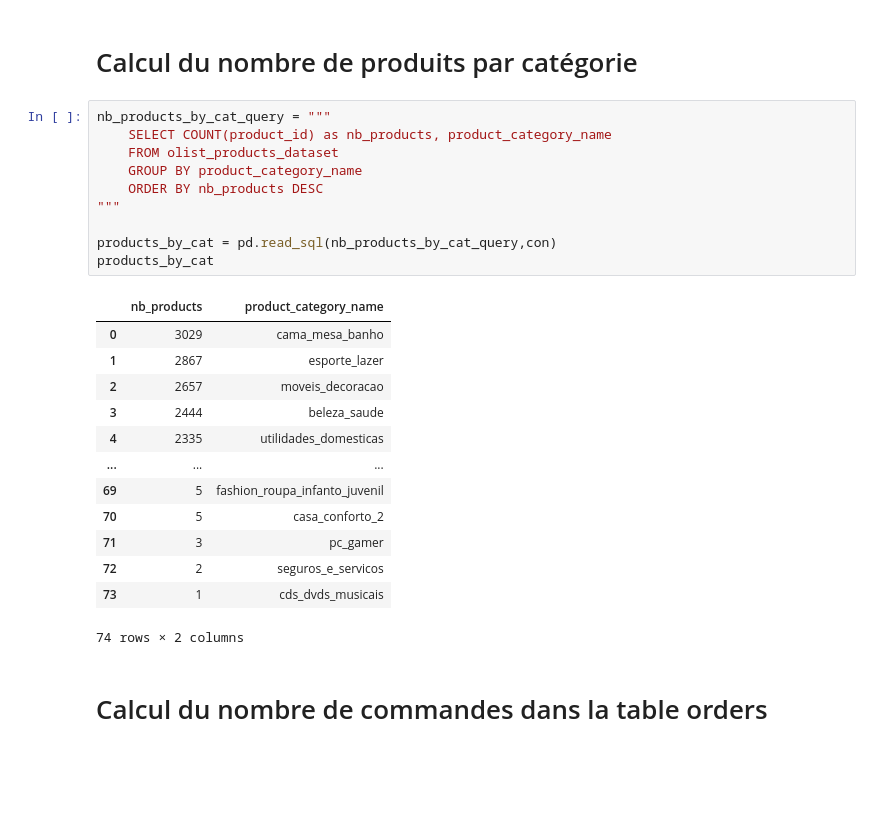
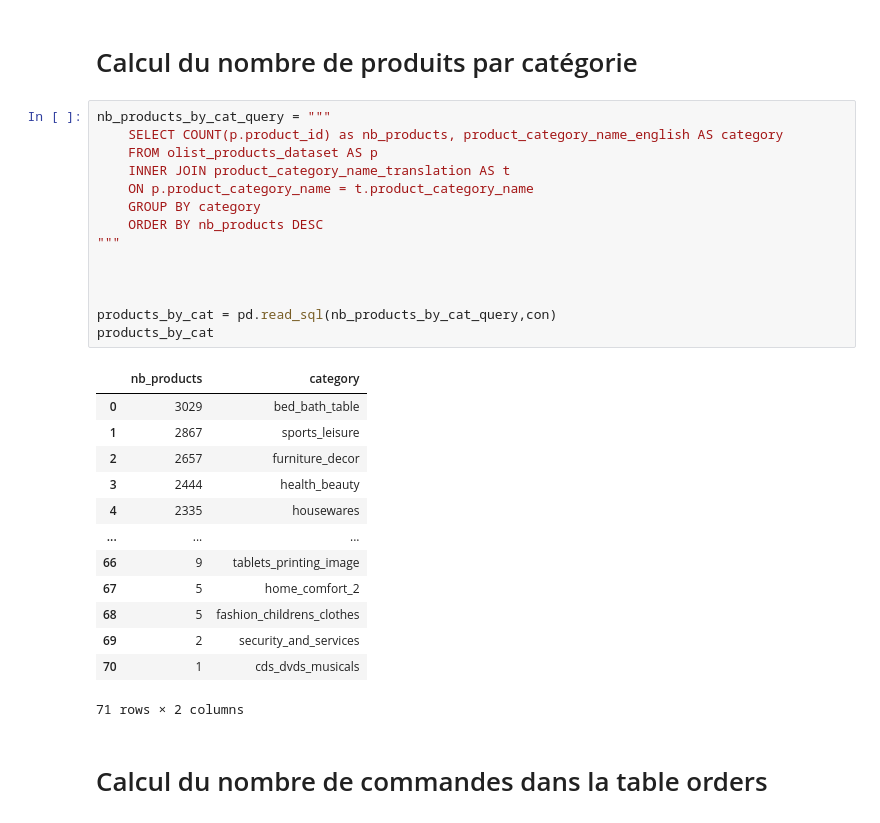
Before and after one commit to Hellfik/olist_ecommerce, a Jupyter notebook: indicators_queries.ipynb, the cells around one changed output. Drawn from its saved outputs; the diff is of its cells as text; blank space fills up the shorter version.

```diff
--- a/indicators_queries.ipynb
+++ b/indicators_queries.ipynb
@@ -41,28 +42,32 @@ products_count
 # Calcul du nombre de produits par catégorie
 # %%
 nb_products_by_cat_query = """
-    SELECT COUNT(product_id) as nb_products, product_category_name
-    FROM olist_products_dataset
-    GROUP BY product_category_name
+    SELECT COUNT(p.product_id) as nb_products, product_category_name_english AS category
+    FROM olist_products_dataset AS p
+    INNER JOIN product_category_name_translation AS t
+    ON p.product_category_name = t.product_category_name
+    GROUP BY category
     ORDER BY nb_products DESC
 """
 
+
+
 products_by_cat = pd.read_sql(nb_products_by_cat_query,con)
 products_by_cat
 # %% [output]
-|  | nb_products | product_category_name |
-| 0 | 3029 | cama_mesa_banho |
-| 1 | 2867 | esporte_lazer |
-| 2 | 2657 | moveis_decoracao |
-| 3 | 2444 | beleza_saude |
-| 4 | 2335 | utilidades_domesticas |
+|  | nb_products | category |
+| 0 | 3029 | bed_bath_table |
+| 1 | 2867 | sports_leisure |
+| 2 | 2657 | furniture_decor |
+| 3 | 2444 | health_beauty |
+| 4 | 2335 | housewares |
 | ... | ... | ... |
-| 69 | 5 | fashion_roupa_infanto_juvenil |
-| 70 | 5 | casa_conforto_2 |
-| 71 | 3 | pc_gamer |
-| 72 | 2 | seguros_e_servicos |
-| 73 | 1 | cds_dvds_musicais |
+| 66 | 9 | tablets_printing_image |
+| 67 | 5 | home_comfort_2 |
+| 68 | 5 | fashion_childrens_clothes |
+| 69 | 2 | security_and_services |
+| 70 | 1 | cds_dvds_musicals |
-74 rows × 2 columns
+71 rows × 2 columns
 # %% [markdown]
 # Calcul du nombre de commandes dans la table orders
 # %%
```
Also changed, not shown: parts of 21 cells of this notebook, 2 other files.
